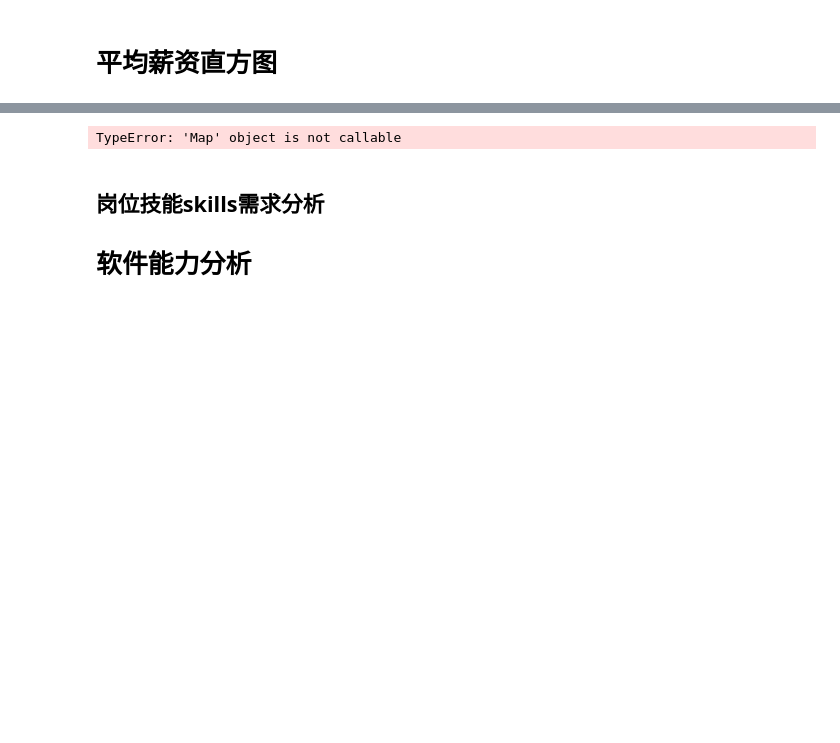
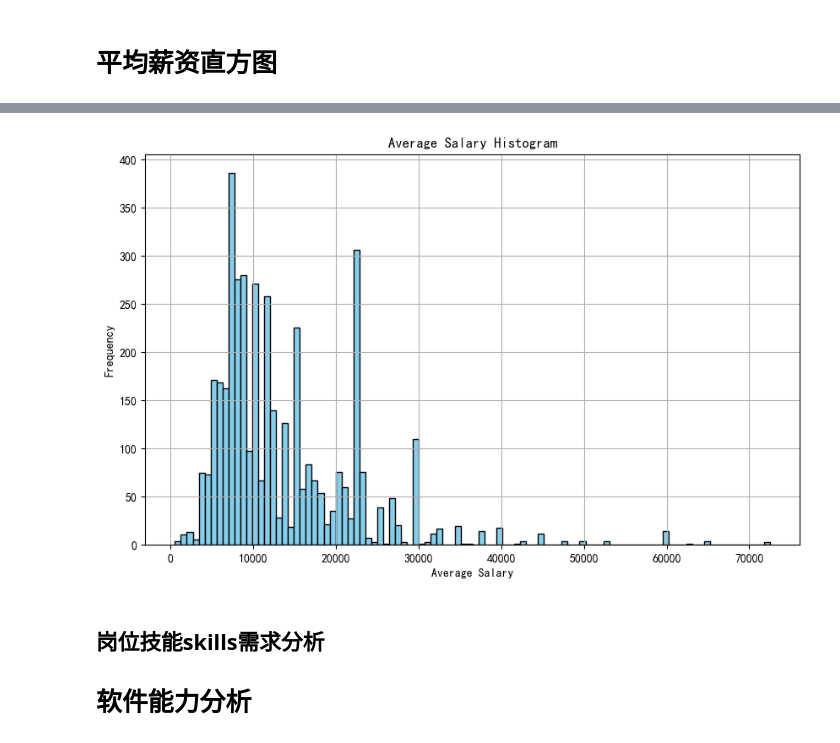
Before and after one commit to SHULI76/1, a Jupyter notebook: 数据分析类招聘信息数据分析.ipynb, the cells around one changed output, grey strips where cells are left out. Cells and saved outputs as stored; diff of their text form; code cells hidden in the pictures; blank space fills up the shorter version.

```diff
--- a/数据分析类招聘信息数据分析.ipynb
+++ b/数据分析类招聘信息数据分析.ipynb
@@ -250,30 +305,31 @@ plt.show()
 # %%
-# 定义一个函数来解析薪资范围并返回平均值
-def parse_salary_range(salary_range):
-    # 假设 salary_range 的格式为 "min-max"
-    min_salary, max_salary = map(int, salary_range.split('-'))
-    return (min_salary + max_salary) / 2
+# # 定义一个函数来解析薪资范围并返回平均值
+# def parse_salary_range(salary_range):
+#     # 假设 salary_range 的格式为 "min-max"
+#     min_salary, max_salary = map(int, salary_range.split('-'))
+#     return (min_salary + max_salary) / 2
 
-# 将 salaryReal 列中的数据应用这个函数，得到平均薪资列
-df['avg_salary'] = df['salaryReal'].apply(parse_salary_range)
+
+# # 将 salaryReal 列中的数据应用这个函数，得到平均薪资列
+# df['avg_salary'] = df['salaryReal'].apply(parse_salary_range)
 # 设置图表大小
 plt.figure(figsize=(10, 6))
 
 # 绘制直方图
 plt.hist(df['avg_salary'], bins=100, color='skyblue', edgecolor='black')
 
 # 添加标题和标签
 plt.title('Average Salary Histogram')
 plt.xlabel('Average Salary')
 plt.ylabel('Frequency')
 
 # 显示网格线
 plt.grid(True)
 
 # 展示图表
 plt.show()
 # %% [output]
-TypeError: 'Map' object is not callable
+[figure, added]
 # %% [markdown]
 ## 岗位技能skills需求分析
 # 软件能力分析
```
Also changed, not shown: parts of 22 cells of this notebook.
